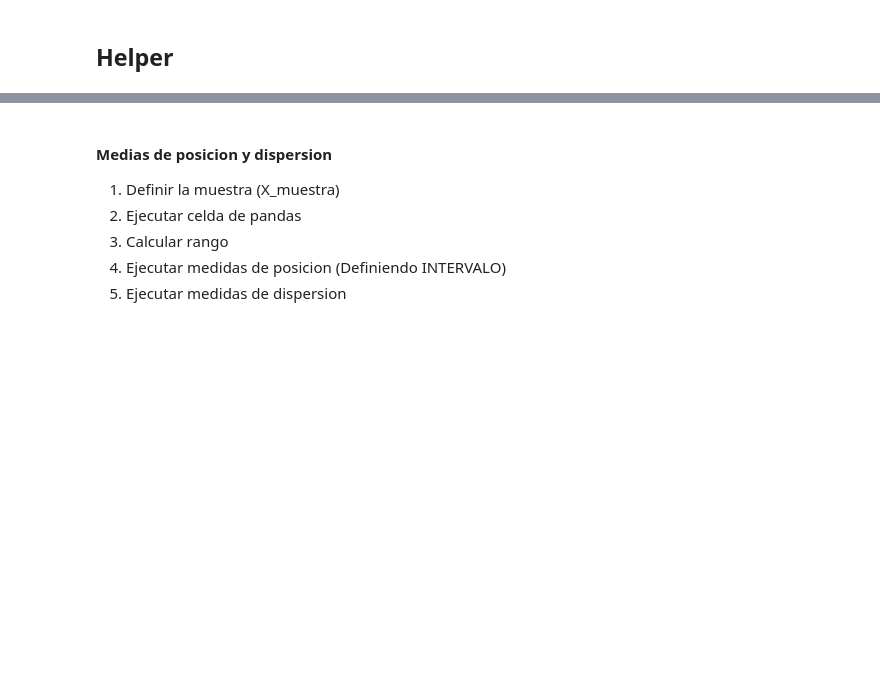
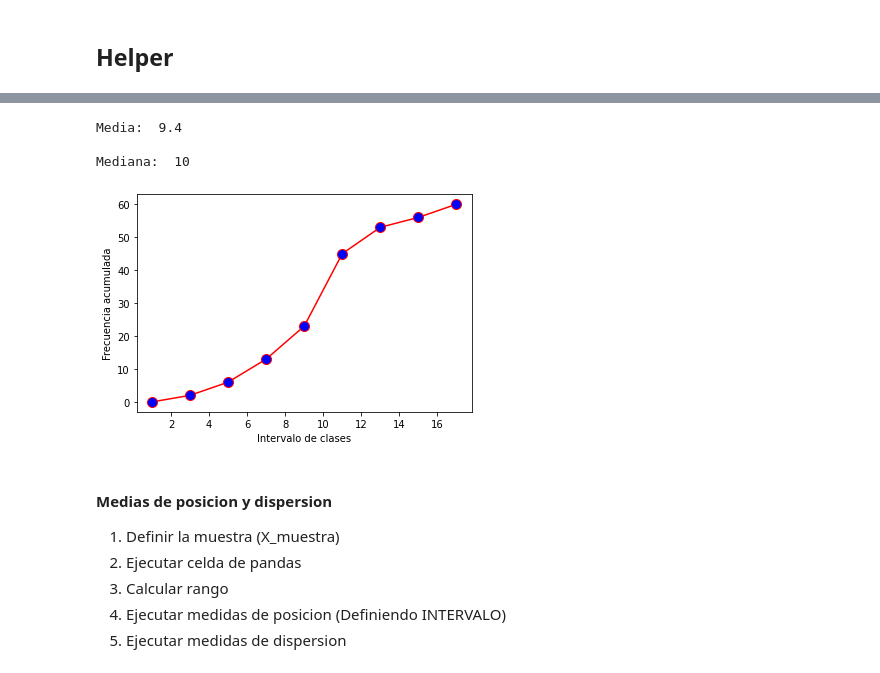
Before and after one commit to matiasvallejosdev/probability-and-statistics, a Jupyter notebook: medidas_posicion_dispersion.ipynb, the cells around one changed output, grey strips where cells are left out. Saved outputs shown, nothing was run; the diff lists cells and outputs as text; code cells hidden in the pictures; blank space fills up the shorter version.

```diff
--- a/medidas_posicion_dispersion.ipynb
+++ b/medidas_posicion_dispersion.ipynb
@@ -12,0 +52,11 @@ from scipy import stats as st
+# %%
+intervalo = np.array([1,3,5,7,9,11,13,15,17]) # Definir intervalo de clases
+
+print("Frecuencia: ", frec)
+print("\nIntervalo: ", intervalo)
+
+frec_relativa = frec / np.sum(n)
+print("\nFrecuencia relativa: ", frec_relativa)
+
+frec_relativa_porcentual = frec_relativa * 100
+print("\nFrecuencia relativa(%): ", frec_relativa_porcentual)
@@ -13,3 +73,34 @@ from scipy import stats as st
+# %%
+# c)
+# Media mediana y moda
+# Muestra
+
+xifi = 564 # Definir
+media = (xifi / np.sum(frec))
+print("Media: ", media)
+
+mediana = 10
+print("\nMediana: ", mediana)
+
+#moda = st.mode(X_muestra)
+#print("\nModa: ", moda)
+# %% [output]
+Media:  9.4
+
+Mediana:  10
+# %%
+# Poligono de frecuencias acumuladas (Ojiva)
+
+frec_acumulada = np.array([0, 2, 6, 13, 23, 45, 53, 56, 60]) # Frecuencia acumulada **definir
+
+plt.plot(intervalo, frec_acumulada, c='r', marker='o', ms=10, mfc='blue')
+plt.xlabel('Intervalo de clases')
+plt.ylabel('Frecuencia acumulada')
+
+#plt.savefig('Actividad 3 Ojiva (Muestra).png')
+plt.show()
+# %% [output]
+[figure, added]
 # %% [markdown]
 #### Medias de posicion y dispersion
 
```
Also changed, not shown: parts of 4 cells of this notebook.
